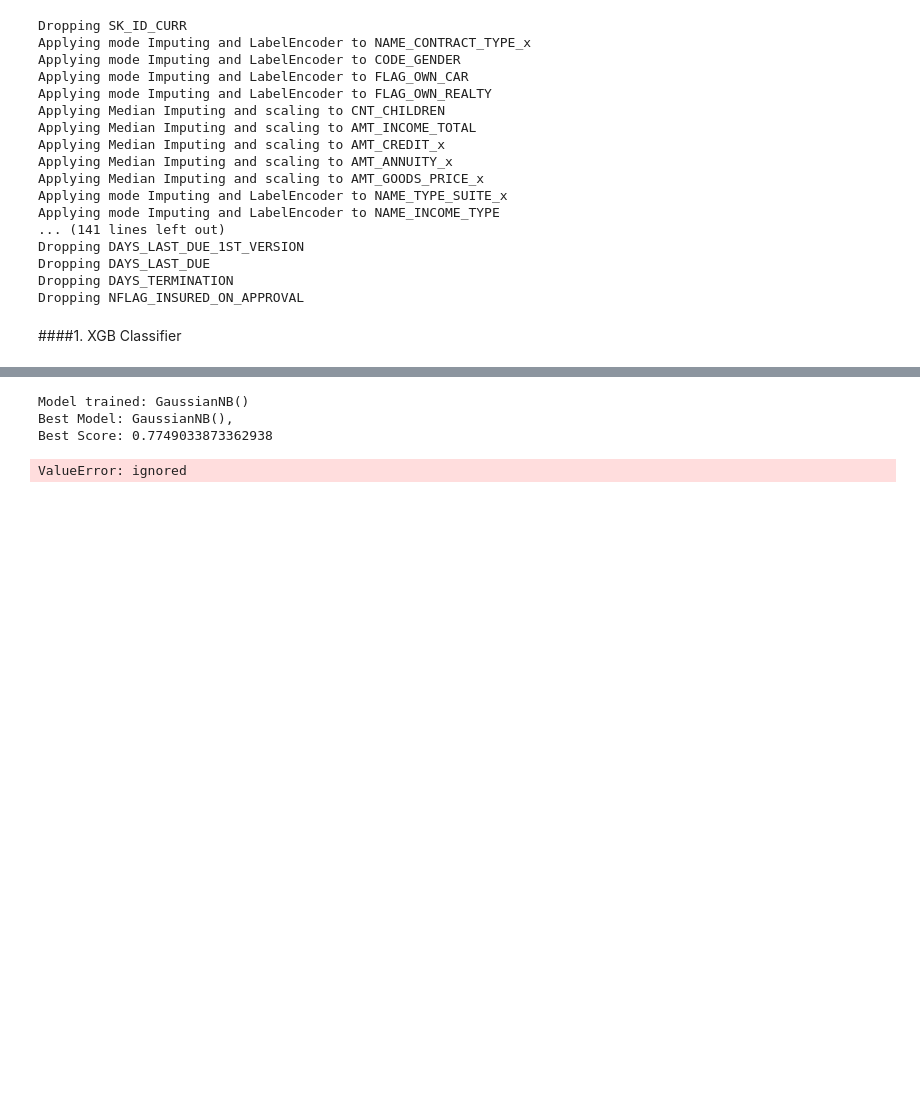
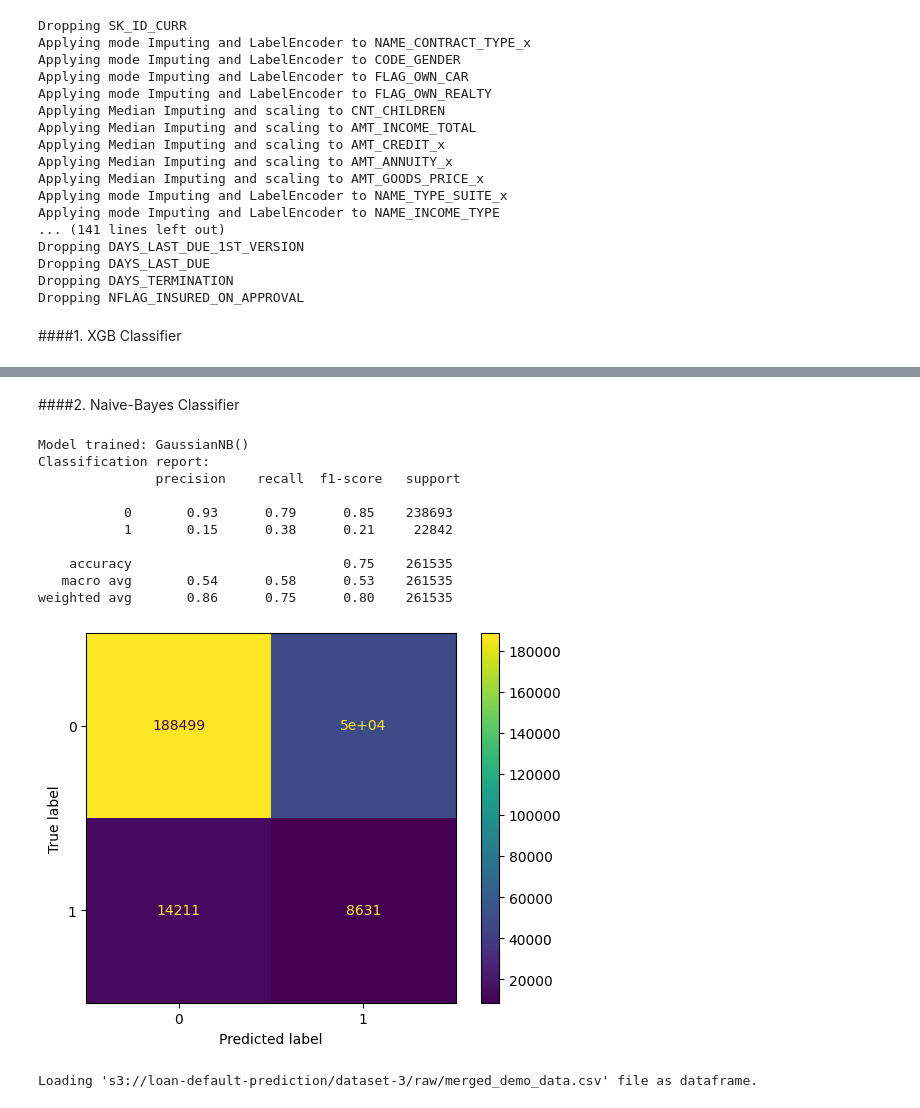
Before and after one commit to CR-Digital-Innovation/loan-default-prediction, a Jupyter notebook: notebooks/pipelines.ipynb, the cells around one changed output, grey strips where cells are left out. Drawn from its saved outputs; the diff is of its cells as text; code cells hidden in the pictures; blank space fills up the shorter version.

```diff
--- a/notebooks/pipelines.ipynb
+++ b/notebooks/pipelines.ipynb
@@ -377,15 +414,26 @@ Dropping NFLAG_INSURED_ON_APPROVAL
+# %% [markdown]
+####2. Naive-Bayes Classifier
 # %%
-from xgboost import XGBClassifier
 from sklearn.naive_bayes import GaussianNB
 
-xgb_classifier = XGBClassifier()
 nb_classifier = GaussianNB()
 
-nb_model, accuracy = train_model(data_pipline, nb_classifier, X_train, y_train)
+nb_model = train_model(data_pipline, nb_classifier, X_train, y_train)
 
 evaluate_model(nb_model, X_test, y_test)
 # %% [output]
 Model trained: GaussianNB()
-Best Model: GaussianNB(),
-Best Score: 0.7749033873362938
+Classification report:
+               precision    recall  f1-score   support
+
+           0       0.93      0.79      0.85    238693
+           1       0.15      0.38      0.21     22842
+
+    accuracy                           0.75    261535
+   macro avg       0.54      0.58      0.53    261535
+weighted avg       0.86      0.75      0.80    261535
-ValueError: ignored
+[figure, added]
+# %%
+demoDf = s3_utils.load_dataframe(AWS_S3_DATA_DIRECTORY_RAW, DEMO_DATASET)
+# %% [output]
+Loading 's3://loan-default-prediction/dataset-3/raw/merged_demo_data.csv' file as dataframe.
```
Also changed, not shown: parts of 19 cells of this notebook, 6 other files.
